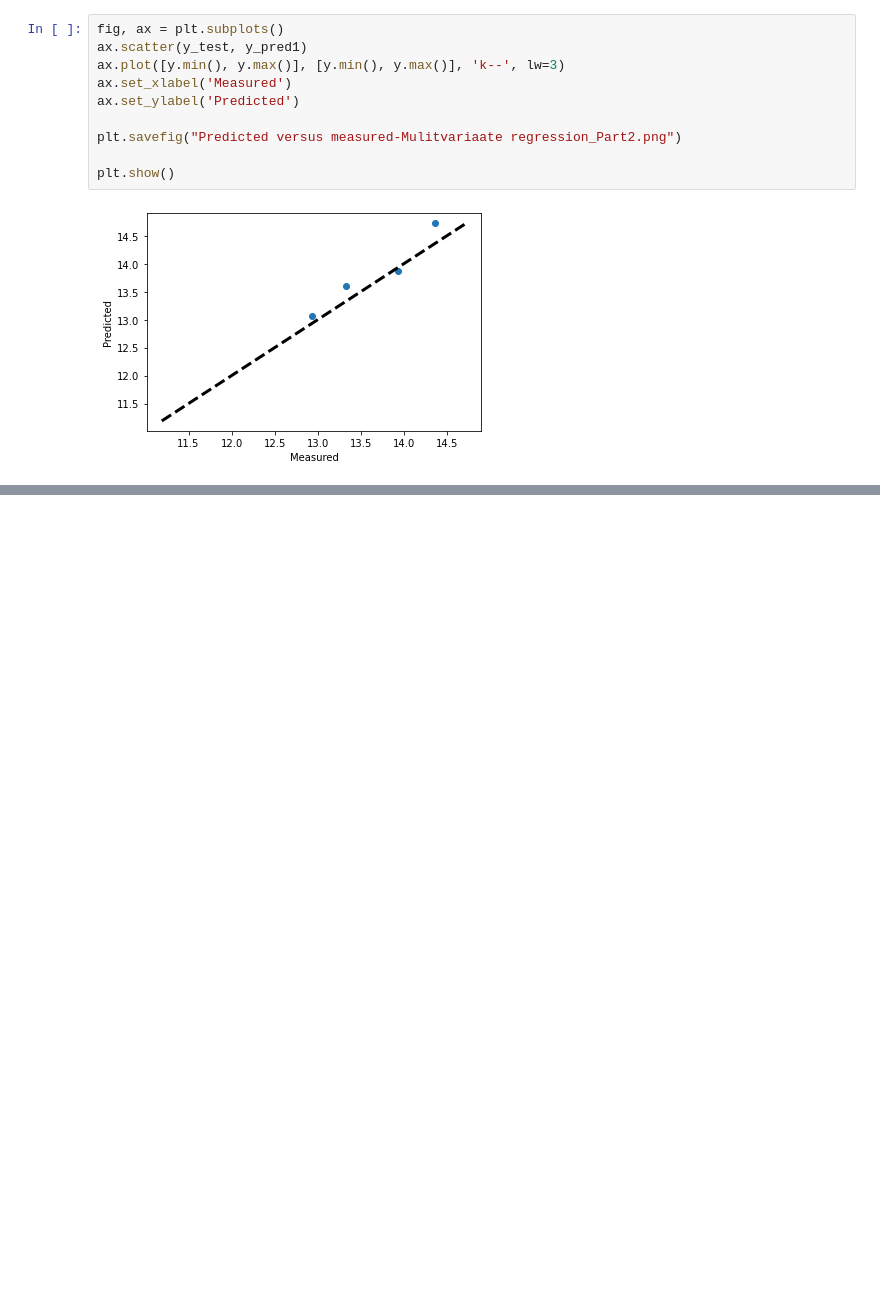
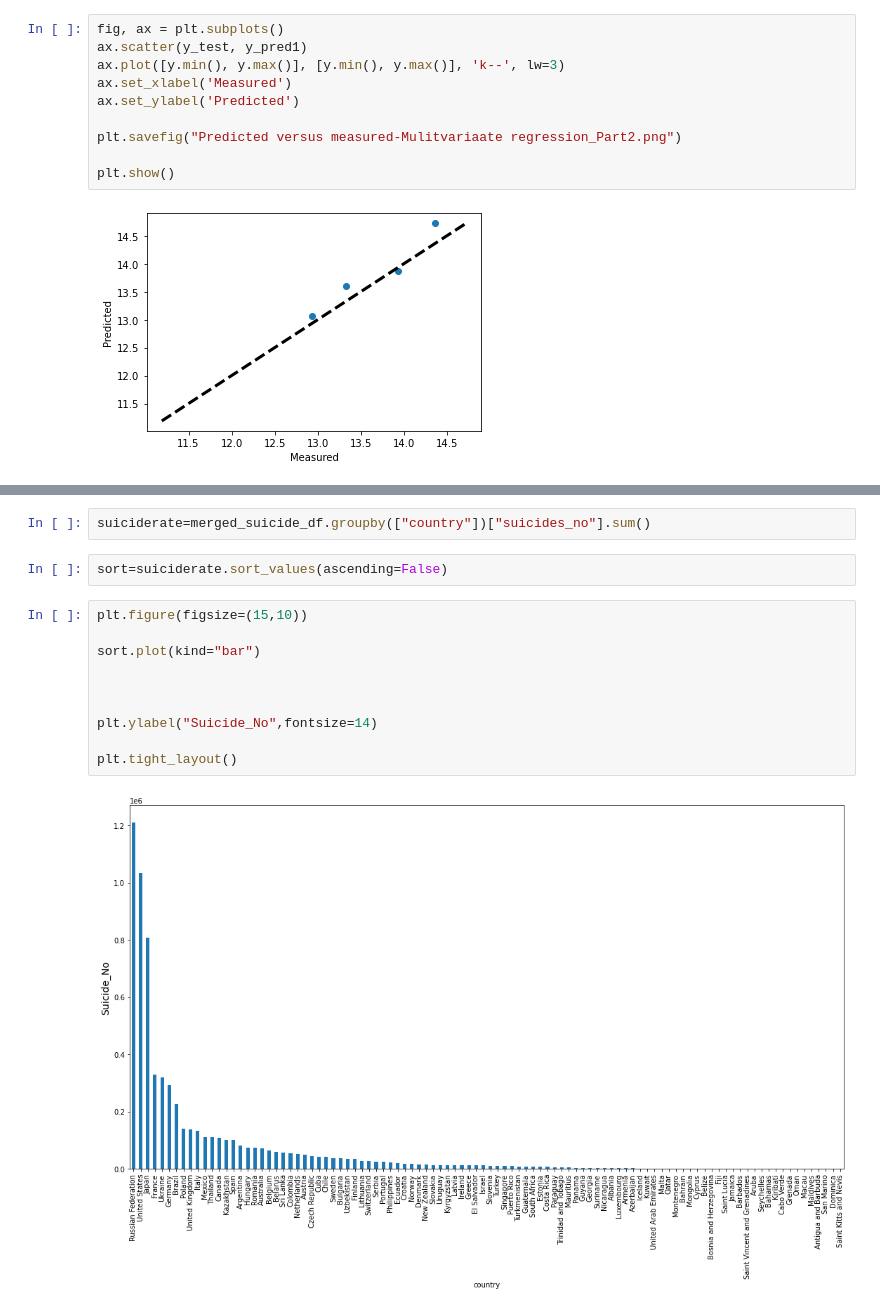
Before and after one commit to mguner-data/Global_Suicide_Data_Analysis, a Jupyter notebook: shanker_project_1.ipynb, the cells around one changed output, grey strips where cells are left out. Saved outputs shown, nothing was run; the diff lists cells and outputs as text; blank space fills up the shorter version.

```diff
--- a/shanker_project_1.ipynb
+++ b/shanker_project_1.ipynb
@@ -970,0 +1002,16 @@ plt.show()
+# %%
+suiciderate=merged_suicide_df.groupby(["country"])["suicides_no"].sum()
+# %%
+sort=suiciderate.sort_values(ascending=False)
+# %%
+plt.figure(figsize=(15,10))
+
+sort.plot(kind="bar")
+
+
+
+plt.ylabel("Suicide_No",fontsize=14)
+
+plt.tight_layout()
+# %% [output]
+[figure, added]
```
Also changed, not shown: parts of 12 cells of this notebook, 1 other file.
